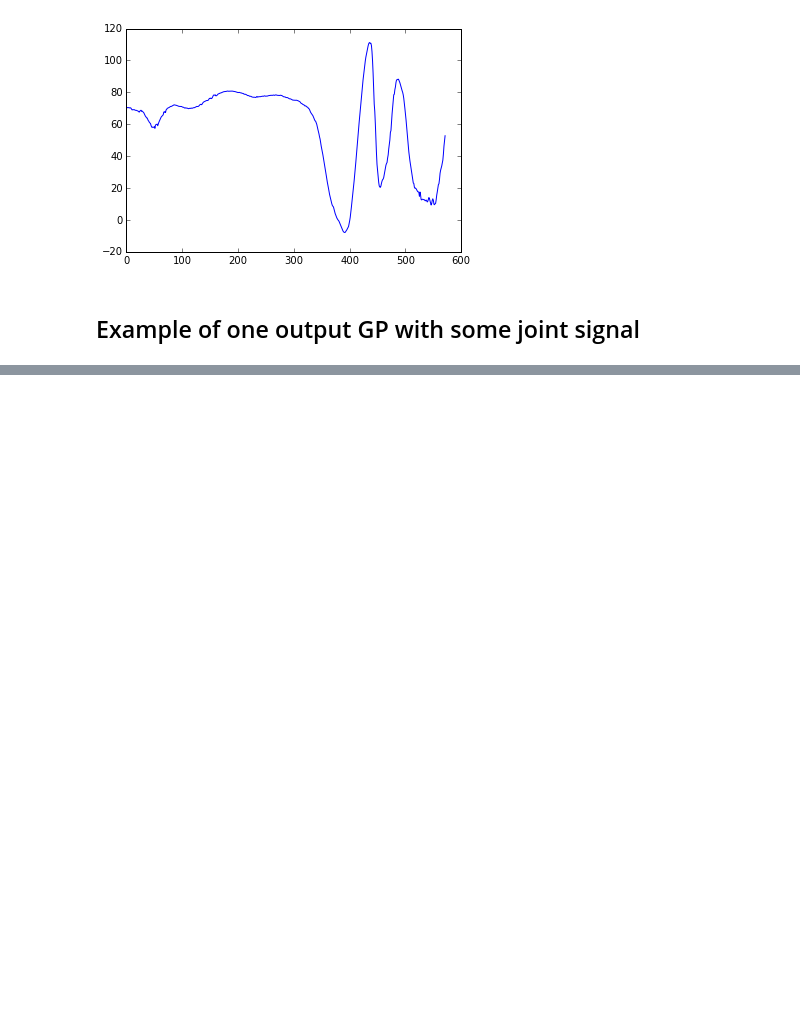
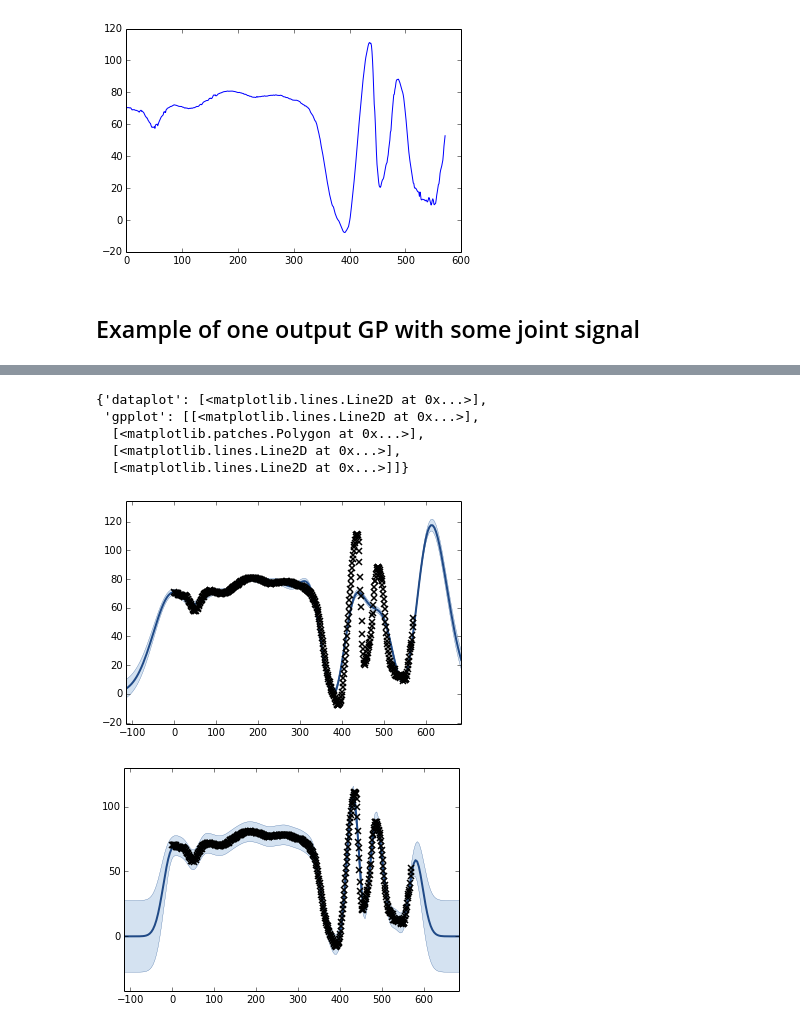
Before and after one commit to juangil/machine_learning_class, a Jupyter notebook: GP_tests/mocap_test_1/MOGP_mocap_1.ipynb, the cells around one changed output, grey strips where cells are left out. Cells and saved outputs as stored; diff of their text form; code cells hidden in the pictures; blank space fills up the shorter version.

```diff
--- a/GP_tests/mocap_test_1/MOGP_mocap_1.ipynb
+++ b/GP_tests/mocap_test_1/MOGP_mocap_1.ipynb
@@ -90,6 +90,8 @@ theta = 50.0
 k = GPy.kern.RBF(d, variance=var, lengthscale=theta)
 input_t = time_stamps
 input_t = input_t[:,None]
+Y = X[40,:]
+Y = Y[:, None]
 #input_t = np.matrix(time_stamps)
 #input_t = np.transpose(input_t)
 C = k.K(input_t)
@@ -106,0 +104,3 @@ for i in xrange(10):
+# %%
+m = GPy.models.GPRegression(input_t,Y,k)
+print m
@@ -106,0 +116,12 @@ for i in xrange(10):
+# %%
+m.plot()
+m.optimize()
+m.plot()
+# %% [output]
+{'dataplot': [<matplotlib.lines.Line2D at 0x...>],
+ 'gpplot': [[<matplotlib.lines.Line2D at 0x...>],
+  [<matplotlib.patches.Polygon at 0x...>],
+  [<matplotlib.lines.Line2D at 0x...>],
+  [<matplotlib.lines.Line2D at 0x...>]]}
+[figure, added]
+[figure, added]
```
Also changed, not shown: parts of 5 cells of this notebook.
